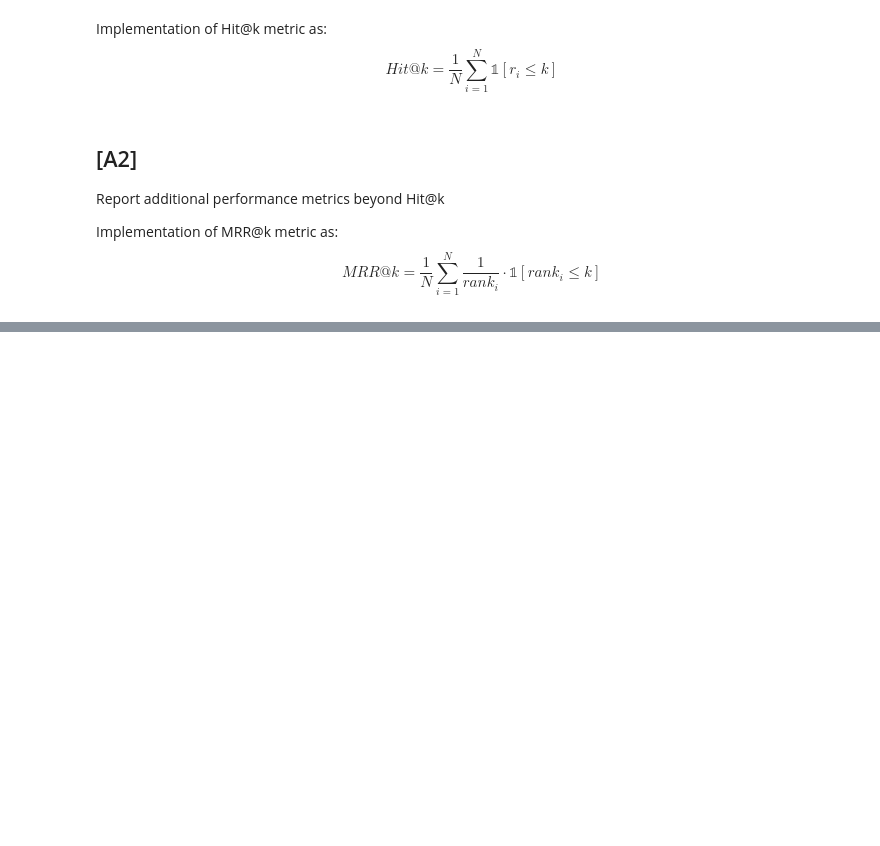
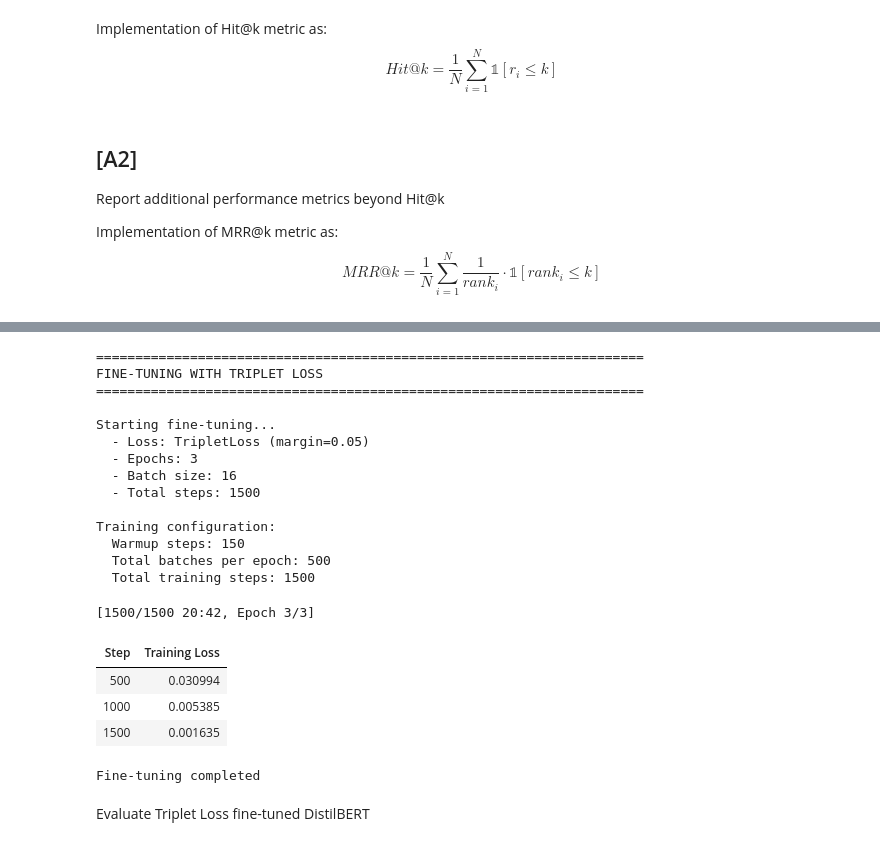
Before and after one commit to Riccardo126/Colab, a Jupyter notebook: mnlp.ipynb, the cells around one changed output, grey strips where cells are left out. Drawn from its saved outputs; the diff is of its cells as text; code cells hidden in the pictures; blank space fills up the shorter version.

```diff
--- a/mnlp.ipynb
+++ b/mnlp.ipynb
@@ -220,53 +344,63 @@ print(f"DataLoader created: {len(train_dataloader)} batches\n")
 # %%
 # Train the model with Triplet Loss
-from sentence_transformers import losses, InputExample
+from sentence_transformers import losses
 
 print("="*70)
 print("FINE-TUNING WITH TRIPLET LOSS")
 print("="*70 + "\n")
 
 # Create a copy of the model for fine-tuning
 from copy import deepcopy
 finetuned_model = deepcopy(model_bert)
 
-# Convert triplet data to InputExample format for SentenceTransformer
-train_examples = []
-for anchor, positive, negative in triplet_dataset.triplets:
-    train_examples.append(InputExample(texts=[anchor, positive, negative], label=0))
-
-print(f"Created {len(train_examples)} training examples")
-
-# Define collate function for InputExample objects
-def input_example_collate_fn(batch):
-    """Collate function for InputExample objects - returns batch as-is for sentence_transformers"""
-    return batch
-
 # Create new DataLoader with InputExample objects
-st_train_dataloader = DataLoader(train_examples, shuffle=True, batch_size=16, collate_fn=input_example_collate_fn)
-train_loss = losses.TripletLoss(model=finetuned_model, triplet_margin=0.5)
+train_loss = losses.TripletLoss(model=finetuned_model, triplet_margin=0.05)
 
 print(f"Starting fine-tuning...")
-print(f"  - Loss: TripletLoss (margin=0.5)")
+print(f"  - Loss: TripletLoss (margin=0.05)")
 print(f"  - Epochs: 3")
 print(f"  - Batch size: 16")
-print(f"  - Total steps: {len(st_train_dataloader) * 3}\n")
+print(f"  - Total steps: {len(train_dataloader) * 3}\n")
 
 # Fine-tune the model
-warmup_steps = int(len(st_train_dataloader) * 3 * 0.1)
+warmup_steps = int(len(train_dataloader) * 3 * 0.1)
 
 print(f"Training configuration:")
 print(f"  Warmup steps: {warmup_steps}")
-print(f"  Total batches per epoch: {len(st_train_dataloader)}")
-print(f"  Total training steps: {len(st_train_dataloader) * 3}\n")
+print(f"  Total batches per epoch: {len(train_dataloader)}")
+print(f"  Total training steps: {len(train_dataloader) * 3}\n")
 
 finetuned_model.fit(
-    train_objectives=[(st_train_dataloader, train_loss)],
+    train_objectives=[(train_dataloader, train_loss)],
     epochs=3,
     warmup_steps=warmup_steps,
     show_progress_bar=True
 )
 
 print(f"\nFine-tuning completed")
+# %% [output]
+======================================================================
+FINE-TUNING WITH TRIPLET LOSS
+======================================================================
+
+Starting fine-tuning...
+  - Loss: TripletLoss (margin=0.05)
+  - Epochs: 3
+  - Batch size: 16
+  - Total steps: 1500
+
+Training configuration:
+  Warmup steps: 150
+  Total batches per epoch: 500
+  Total training steps: 1500
+[1500/1500 20:42, Epoch 3/3]
+| Step | Training Loss |
+| 500 | 0.030994 |
+| 1000 | 0.005385 |
+| 1500 | 0.001635 |
+Fine-tuning completed
+# %% [markdown]
+Evaluate Triplet Loss fine-tuned DistilBERT
 # %%
 # Evaluate fine-tuned model on the same test data
 print("="*70)
```
Also changed, not shown: parts of 19 cells of this notebook, 1 other file.
